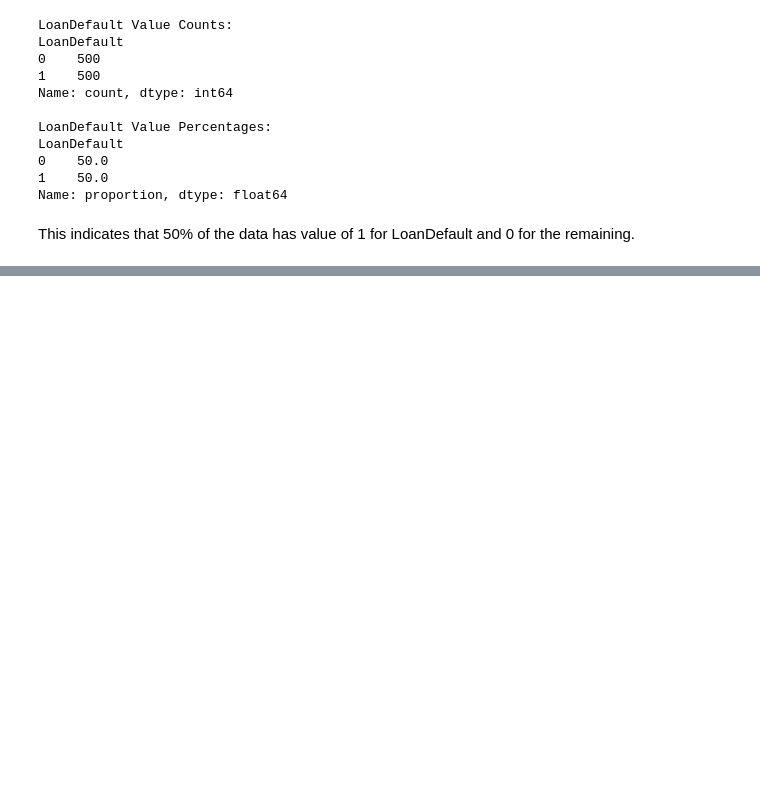
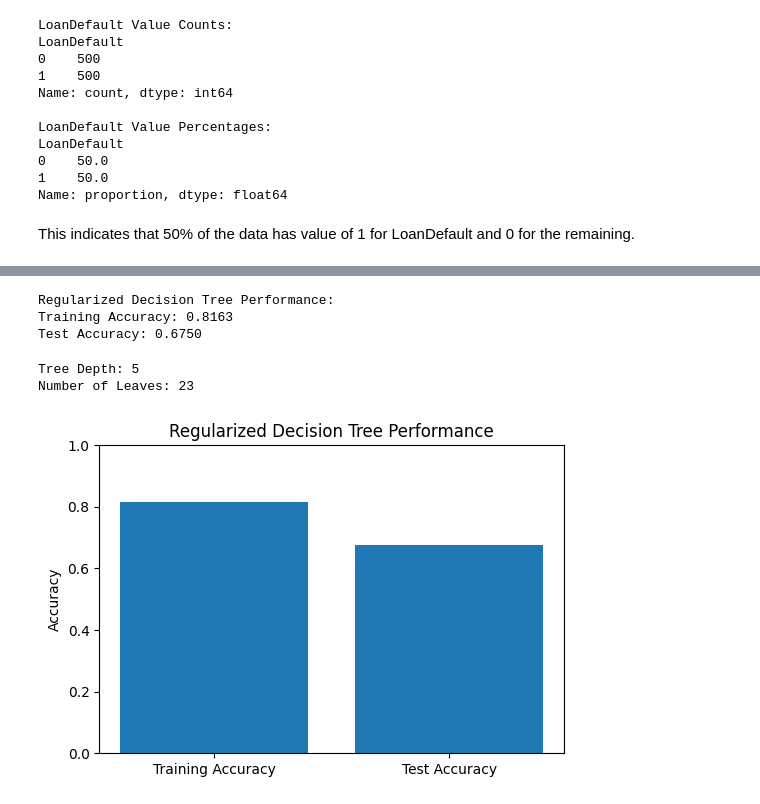
Before and after one commit to Aireenelz/WIE3007-DMW-Group6, a Jupyter notebook: notebooks/BaselineModel.ipynb, the cells around one changed output, grey strips where cells are left out. Cells and saved outputs as stored; diff of their text form; code cells hidden in the pictures; blank space fills up the shorter version.

```diff
--- a/notebooks/BaselineModel.ipynb
+++ b/notebooks/BaselineModel.ipynb
@@ -552,0 +274,30 @@ Setting `pad_token_id` to `eos_token_id`:2 for open-end generation.
+# %%
+# Training vs Test accuracy for regularized tree
+train_acc_reg = dt_model.score(X_train, y_train)
+test_acc_reg = dt_model.score(X_test, y_test)
+
+print("Regularized Decision Tree Performance:")
+print(f"Training Accuracy: {train_acc_reg:.4f}")
+print(f"Test Accuracy: {test_acc_reg:.4f}")
+# %% [output]
+Regularized Decision Tree Performance:
+Training Accuracy: 0.8163
+Test Accuracy: 0.6750
+# %%
+print(f"Tree Depth: {dt_model.get_depth()}")
+print(f"Number of Leaves: {dt_model.get_n_leaves()}")
+# %% [output]
+Tree Depth: 5
+Number of Leaves: 23
+# %%
+labels = ['Training Accuracy', 'Test Accuracy']
+accuracies_reg = [train_acc_reg, test_acc_reg]
+
+plt.figure(figsize=(6, 4))
+plt.bar(labels, accuracies_reg)
+plt.ylim(0, 1)
+plt.title('Regularized Decision Tree Performance')
+plt.ylabel('Accuracy')
+plt.show()
+# %% [output]
+[figure, added]
```
Also changed, not shown: parts of 48 cells of this notebook.
